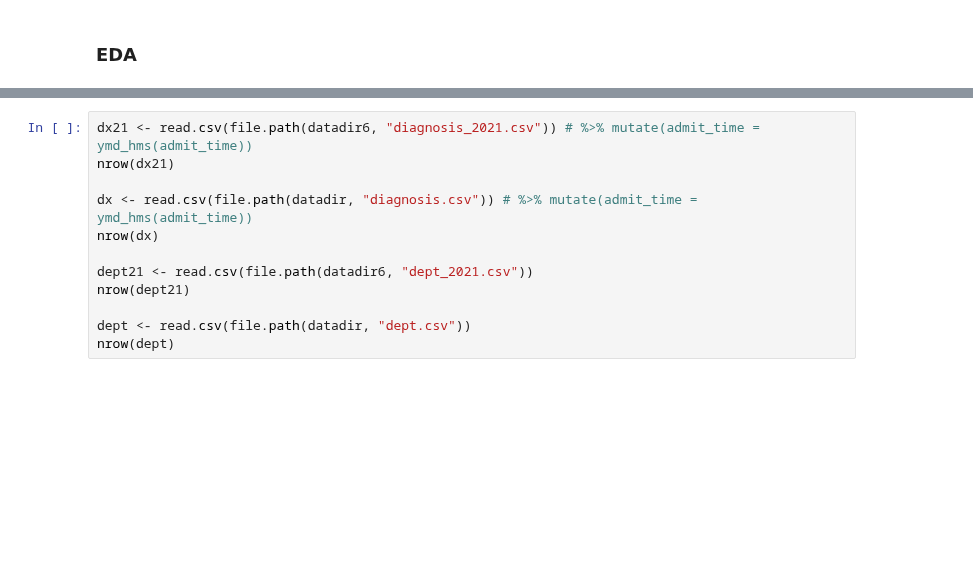
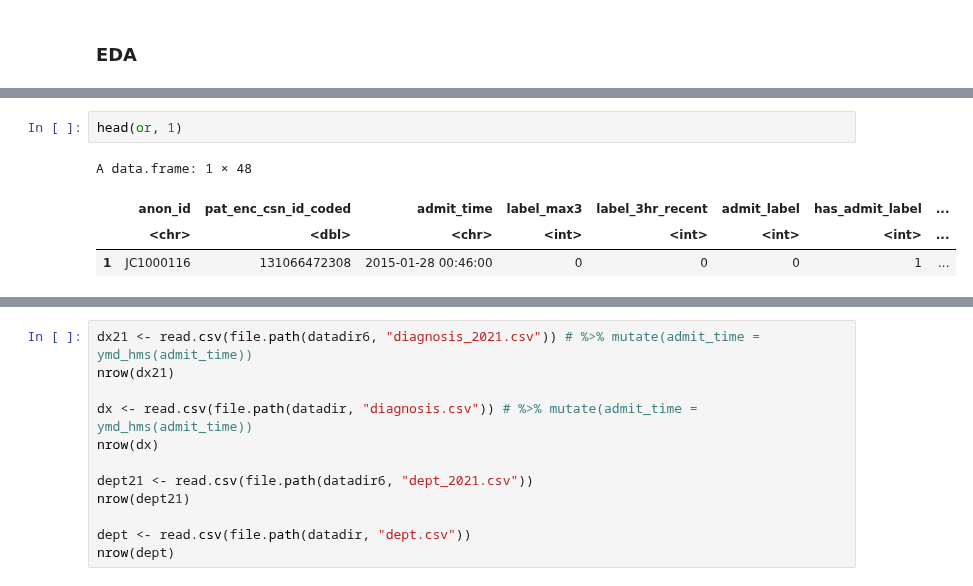
Before and after one commit to Minh084/TDA, a Jupyter notebook: shc2021/EDA_results_R.ipynb, the cells around one changed output, grey strips where cells are left out. Saved outputs shown, nothing was run; the diff lists cells and outputs as text; blank space fills up the shorter version.

```diff
--- a/shc2021/EDA_results_R.ipynb
+++ b/shc2021/EDA_results_R.ipynb
@@ -39,0 +83,7 @@ options(repr.matrix.max.rows=200, repr.matrix.max.cols=30)
+# %%
+head(or, 1)
+# %% [output]
+A data.frame: 1 × 48
+|  | anon_id | pat_enc_csn_id_coded | admit_time | label_max3 | label_3hr_recent | admit_label | has_admit_label | ... |
+|  | <chr> | <dbl> | <chr> | <int> | <int> | <int> | <int> | ... |
+| 1 | JC1000116 | 131066472308 | 2015-01-28 00:46:00 | 0 | 0 | 0 | 1 | ... |
```
Also changed, not shown: parts of 4 cells of this notebook, 1 other file.
